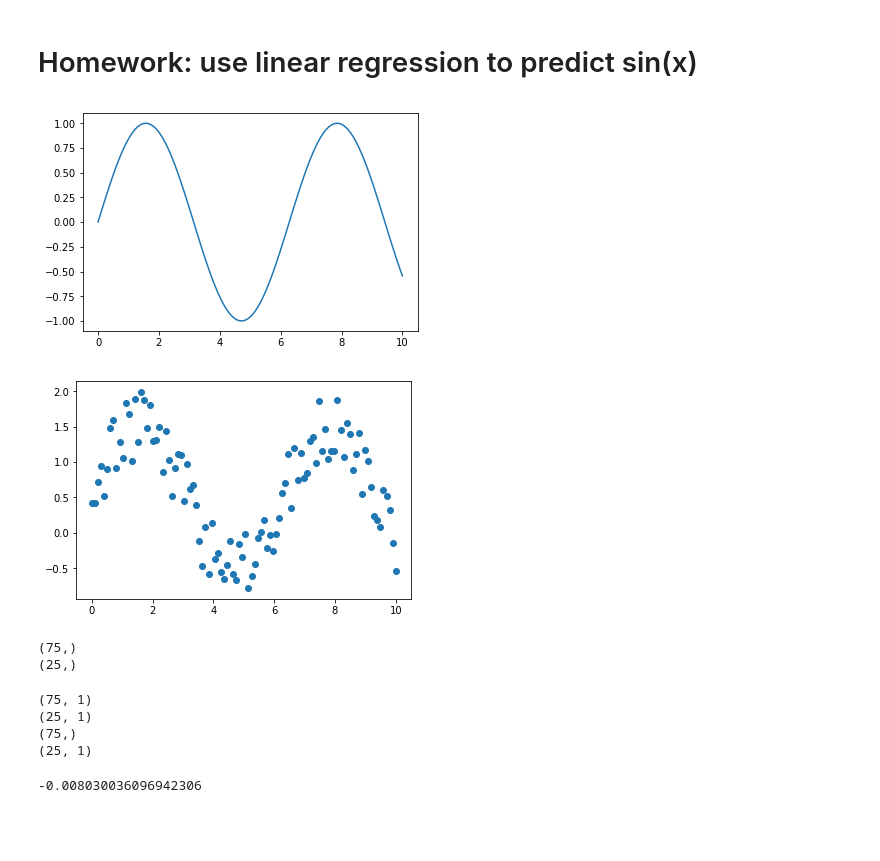
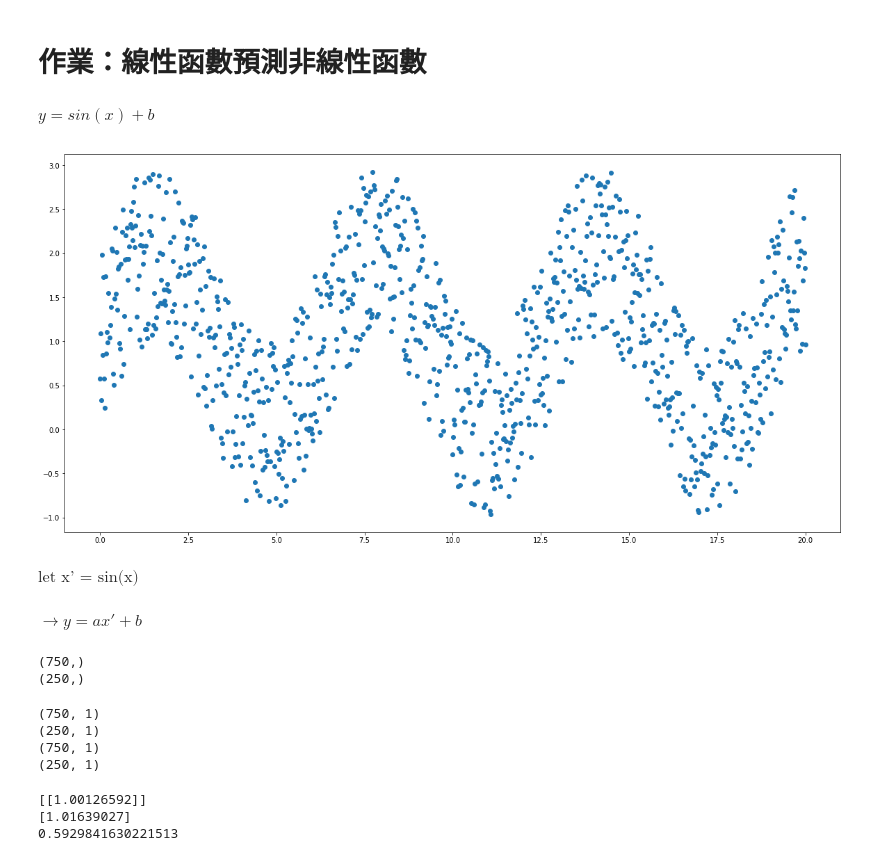
Before and after one commit to wuling31715/Mathematics, a Jupyter notebook: linear_regression.ipynb, the cells around one changed output. Drawn from its saved outputs; the diff is of its cells as text; code cells hidden in the pictures; blank space fills up the shorter version.

```diff
--- a/linear_regression.ipynb
+++ b/linear_regression.ipynb
@@ -1,18 +1,19 @@
 # %%
 import matplotlib.pyplot as plt
 import numpy as np
-# %% [markdown]
-# Homework: use linear regression to predict sin(x)
+# %% [markdown]
+# 作業：線性函數預測非線性函數
+# %% [markdown]
+$ y = sin(x) + b $
 # %%
-X = np.linspace(0, 10, 100)
-Y = np.sin(X)
-plt.plot(X, Y)
+X = np.linspace(0, 20, 1000)
+Y = np.sin(X) + 2 * np.random.rand(1000)
+plt.figure(figsize=(20, 10))
+plt.scatter(X, Y)
 plt.show()
 # %% [output]
-[figure, old version]
+[figure, new version]
-# %%
-Y = np.sin(X) + np.random.rand(100)
-plt.scatter(X, Y)
-plt.show()
-# %% [output]
-[figure, removed]
+# %% [markdown]
+$ \text{let x' = sin(x)} $
+# %% [markdown]
+$ \rightarrow y = ax' + b $
@@ -19,14 +22,15 @@ plt.show()
 # %%
 from sklearn.model_selection import train_test_split
 # %%
-X_train, X_test, Y_train, Y_test = train_test_split(X, Y)
+X_train, X_test, Y_train, Y_test = train_test_split(X2, Y)
 print(X_train.shape)
 print(X_test.shape)
 # %% [output]
-(75,)
-(25,)
+(750,)
+(250,)
 # %%
 X_train = X_train.reshape(X_train.shape[0], 1)
+Y_train = Y_train.reshape(Y_train.shape[0], 1)
 X_test = X_test.reshape(X_test.shape[0], 1)
 Y_test = Y_test.reshape(Y_test.shape[0], 1)
 print(X_train.shape)
@@ -34,14 +38,18 @@ print(X_test.shape)
 print(Y_train.shape)
 print(Y_test.shape)
 # %% [output]
-(75, 1)
-(25, 1)
-(75,)
-(25, 1)
+(750, 1)
+(250, 1)
+(750, 1)
+(250, 1)
 # %%
 from sklearn import linear_model
 model = linear_model.LinearRegression()
 model.fit(X_train, Y_train)
+print(model.coef_)
+print(model.intercept_)
 print(model.score(X_test, Y_test))
 # %% [output]
--0.008030036096942306
+[[1.00126592]]
+[1.01639027]
+0.5929841630221513
```
Also changed, not shown: parts of 6 cells of this notebook.
